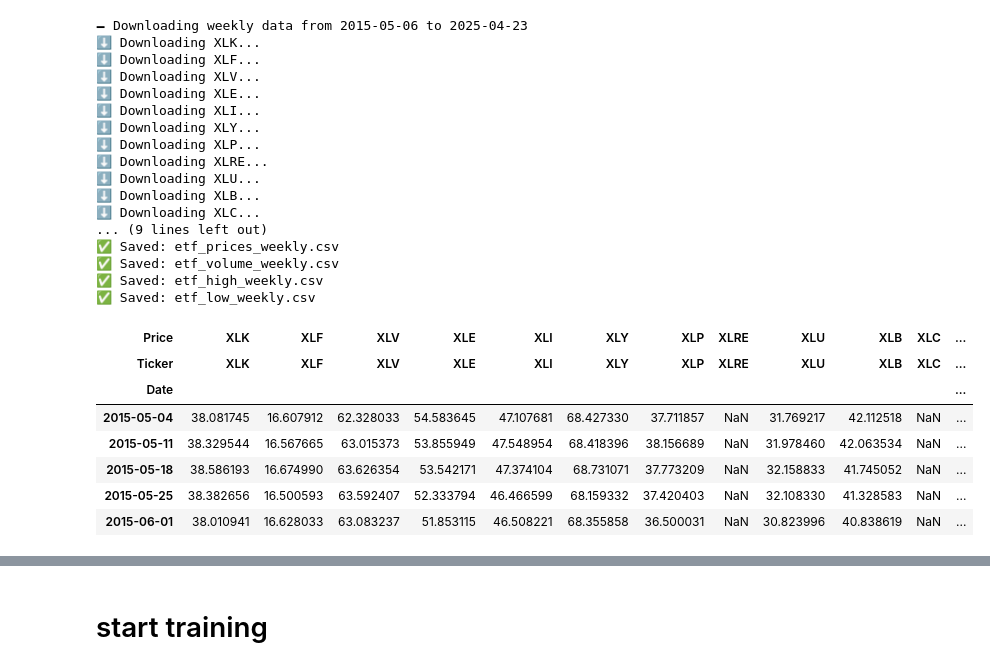
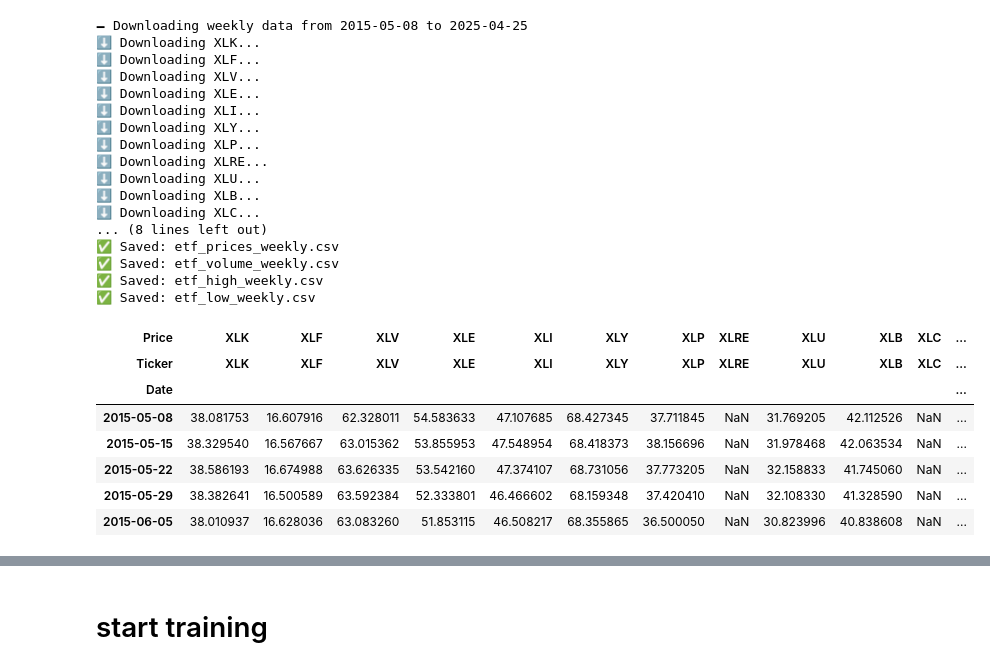
Before and after one commit to pillowlow/QT_Playground, a Jupyter notebook: agent/etf_weekly_swing.ipynb, the cells around one changed output, grey strips where cells are left out. Saved outputs shown, nothing was run; the diff lists cells and outputs as text; code cells hidden in the pictures.

```diff
--- a/agent/etf_weekly_swing.ipynb
+++ b/agent/etf_weekly_swing.ipynb
@@ -1,49 +1,62 @@
 # %%
+# downlaod and shift the price to correct data (firday end)
+
 import os
 import pandas as pd
 import yfinance as yf
 from datetime import datetime, timedelta
 
-# ETF list
+# === ETF list ===
 etf_list = [
     'XLK', 'XLF', 'XLV', 'XLE', 'XLI', 'XLY', 'XLP', 'XLRE', 'XLU', 'XLB', 'XLC',
-    'SOXX', 'SH', 'DOG', 'RWM', 'ITA', 'JETS', 'PSQ', 'VNQ', 'SPY'
+    'SOXX', 'SH', 'DOG', 'RWM', 'ITA', 'JETS', 'PSQ',  'VNQ'
 ]
 
-# Date range: from 10 years ago to now
+# === Date range ===
 today = datetime.today()
-back_time = today - timedelta(weeks=52 * 10)
-start_date = back_time.strftime('%Y-%m-%d')
+start_date = (today - timedelta(weeks=52 * 10)).strftime('%Y-%m-%d')
 end_date = today.strftime('%Y-%m-%d')
-
 print(f"🗕️ Downloading weekly data from {start_date} to {end_date}")
 
-# Ensure dataset/ exists
+# === Output folder ===
 dataset_path = os.path.abspath(os.path.join(os.getcwd(), '..', 'dataset'))
 os.makedirs(dataset_path, exist_ok=True)
 
-# Containers
+# === Containers ===
 adjclose_data, volume_data, high_data, low_data = {}, {}, {}, {}
 
-# Download each ETF
+# === Download each ETF ===
 for symbol in etf_list:
     print(f"⬇️ Downloading {symbol}...")
     data = yf.download(
         symbol,
         start=start_date,
         end=end_date,
-        interval='1wk',  # back to Yahoo's default weekly format (week ending on Friday)
+        interval='1wk',
         auto_adjust=False,
         progress=False
     )
     if not data.empty:
         data = data[~data.index.duplicated(keep='first')].sort_index()
+
+        # 🔁 Shift to next Friday
+        def shift_to_next_friday(date):
+            weekday = date.weekday()
+            days_until_friday = (4 - weekday + 7) % 7
+            return date + timedelta(days=days_until_friday)
+
+        data.index = data.index.to_series().apply(shift_to_next_friday)
+
+        # ❌ Filter out Fridays after today
+        data = data[data.index <= pd.Timestamp(today.date())]
+
+        # ✅ Store
         adjclose_data[symbol] = data[['Adj Close']].rename(columns={'Adj Close': symbol})
         volume_data[symbol] = data[['Volume']].rename(columns={'Volume': symbol})
         high_data[symbol] = data[['High']].rename(columns={'High': symbol})
         low_data[symbol] = data[['Low']].rename(columns={'Low': symbol})
 
-# Merge and save
+# === Merge and Save ===
 def combine_and_save(data_dict, filename):
     df = pd.concat(data_dict.values(), axis=1)
     df = df.apply(pd.to_numeric, errors='coerce')
@@ -53,40 +66,40 @@ def combine_and_save(data_dict, filename):
     path = os.path.join(dataset_path, filename)
     df.to_csv(path)
     print(f"✅ Saved: {filename}")
     return df
 
-# Save all
+# === Save all ===
 price_df = combine_and_save(adjclose_data, 'etf_prices_weekly.csv')
 volume_df = combine_and_save(volume_data, 'etf_volume_weekly.csv')
 high_df = combine_and_save(high_data, 'etf_high_weekly.csv')
 low_df = combine_and_save(low_data, 'etf_low_weekly.csv')
 
-# Preview
+# === Preview ===
 price_df.head()
 # %% [output]
-🗕️ Downloading weekly data from 2015-05-06 to 2025-04-23
+🗕️ Downloading weekly data from 2015-05-08 to 2025-04-25
 ⬇️ Downloading XLK...
 ⬇️ Downloading XLF...
 ⬇️ Downloading XLV...
 ⬇️ Downloading XLE...
 ⬇️ Downloading XLI...
 ⬇️ Downloading XLY...
 ⬇️ Downloading XLP...
 ⬇️ Downloading XLRE...
 ⬇️ Downloading XLU...
 ⬇️ Downloading XLB...
 ⬇️ Downloading XLC...
-... (9 lines left out)
+... (8 lines left out)
 ✅ Saved: etf_prices_weekly.csv
 ✅ Saved: etf_volume_weekly.csv
 ✅ Saved: etf_high_weekly.csv
 ✅ Saved: etf_low_weekly.csv
 | Price | XLK | XLF | XLV | XLE | XLI | XLY | XLP | XLRE | XLU | XLB | XLC | ... |
 | Ticker | XLK | XLF | XLV | XLE | XLI | XLY | XLP | XLRE | XLU | XLB | XLC | ... |
 | Date |  |  |  |  |  |  |  |  |  |  |  | ... |
-| 2015-05-04 | 38.081745 | 16.607912 | 62.328033 | 54.583645 | 47.107681 | 68.427330 | 37.711857 | NaN | 31.769217 | 42.112518 | NaN | ... |
-| 2015-05-11 | 38.329544 | 16.567665 | 63.015373 | 53.855949 | 47.548954 | 68.418396 | 38.156689 | NaN | 31.978460 | 42.063534 | NaN | ... |
-| 2015-05-18 | 38.586193 | 16.674990 | 63.626354 | 53.542171 | 47.374104 | 68.731071 | 37.773209 | NaN | 32.158833 | 41.745052 | NaN | ... |
-| 2015-05-25 | 38.382656 | 16.500593 | 63.592407 | 52.333794 | 46.466599 | 68.159332 | 37.420403 | NaN | 32.108330 | 41.328583 | NaN | ... |
-| 2015-06-01 | 38.010941 | 16.628033 | 63.083237 | 51.853115 | 46.508221 | 68.355858 | 36.500031 | NaN | 30.823996 | 40.838619 | NaN | ... |
+| 2015-05-08 | 38.081753 | 16.607916 | 62.328011 | 54.583633 | 47.107685 | 68.427345 | 37.711845 | NaN | 31.769205 | 42.112526 | NaN | ... |
+| 2015-05-15 | 38.329540 | 16.567667 | 63.015362 | 53.855953 | 47.548954 | 68.418373 | 38.156696 | NaN | 31.978468 | 42.063534 | NaN | ... |
+| 2015-05-22 | 38.586193 | 16.674988 | 63.626335 | 53.542160 | 47.374107 | 68.731056 | 37.773205 | NaN | 32.158833 | 41.745060 | NaN | ... |
+| 2015-05-29 | 38.382641 | 16.500589 | 63.592384 | 52.333801 | 46.466602 | 68.159348 | 37.420410 | NaN | 32.108330 | 41.328590 | NaN | ... |
+| 2015-06-05 | 38.010937 | 16.628036 | 63.083260 | 51.853115 | 46.508217 | 68.355865 | 36.500050 | NaN | 30.823996 | 40.838608 | NaN | ... |
 # %%
```
Also changed, not shown: parts of 8 cells of this notebook.
